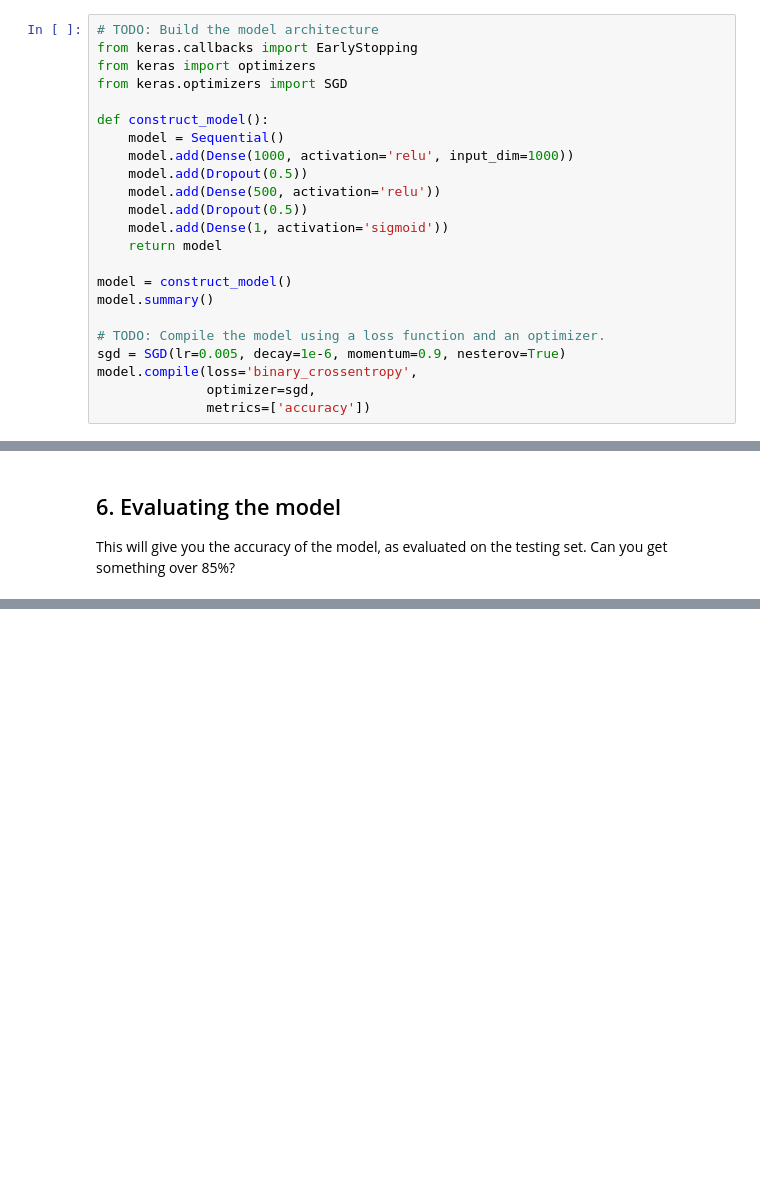
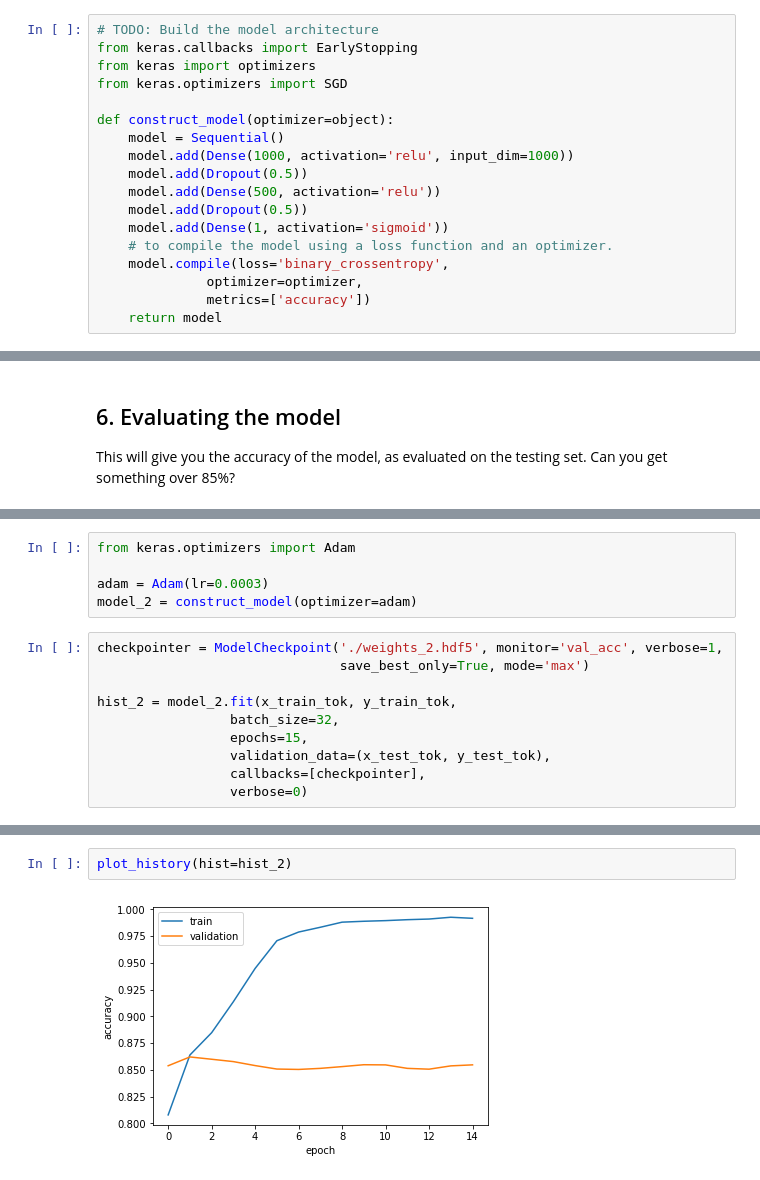
Before and after one commit to mekhod/imdb_rating, a Jupyter notebook: IMDB_In_Keras.ipynb, the cells around one changed output, grey strips where cells are left out. Drawn from its saved outputs; the diff is of its cells as text; blank space fills up the shorter version.

```diff
--- a/IMDB_In_Keras.ipynb
+++ b/IMDB_In_Keras.ipynb
@@ -111,20 +111,15 @@ from keras.callbacks import EarlyStopping
 from keras import optimizers
 from keras.optimizers import SGD
 
-def construct_model():
+def construct_model(optimizer=object):
     model = Sequential()
     model.add(Dense(1000, activation='relu', input_dim=1000))
     model.add(Dropout(0.5))
     model.add(Dense(500, activation='relu'))
     model.add(Dropout(0.5))
     model.add(Dense(1, activation='sigmoid'))
+    # to compile the model using a loss function and an optimizer.
+    model.compile(loss='binary_crossentropy',
+              optimizer=optimizer,
+              metrics=['accuracy'])
     return model
-
-model = construct_model()
-model.summary()
-
-# TODO: Compile the model using a loss function and an optimizer.
-sgd = SGD(lr=0.005, decay=1e-6, momentum=0.9, nesterov=True)
-model.compile(loss='binary_crossentropy',
-              optimizer=sgd,
-              metrics=['accuracy'])
@@ -204,0 +227,15 @@ Accuracy:  0.86176
+# %%
+from keras.optimizers import Adam
+
+adam = Adam(lr=0.0003)
+model_2 = construct_model(optimizer=adam)
+# %%
+checkpointer = ModelCheckpoint('./weights_2.hdf5', monitor='val_acc', verbose=1,
+                               save_best_only=True, mode='max')
+
+hist_2 = model_2.fit(x_train_tok, y_train_tok,
+                 batch_size=32,
+                 epochs=15,
+                 validation_data=(x_test_tok, y_test_tok),
+                 callbacks=[checkpointer],
+                 verbose=0)
@@ -204,0 +258,4 @@ Accuracy:  0.86176
+# %%
+plot_history(hist=hist_2)
+# %% [output]
+[figure, added]
```
Also changed, not shown: parts of 13 cells of this notebook, 3 other files.
